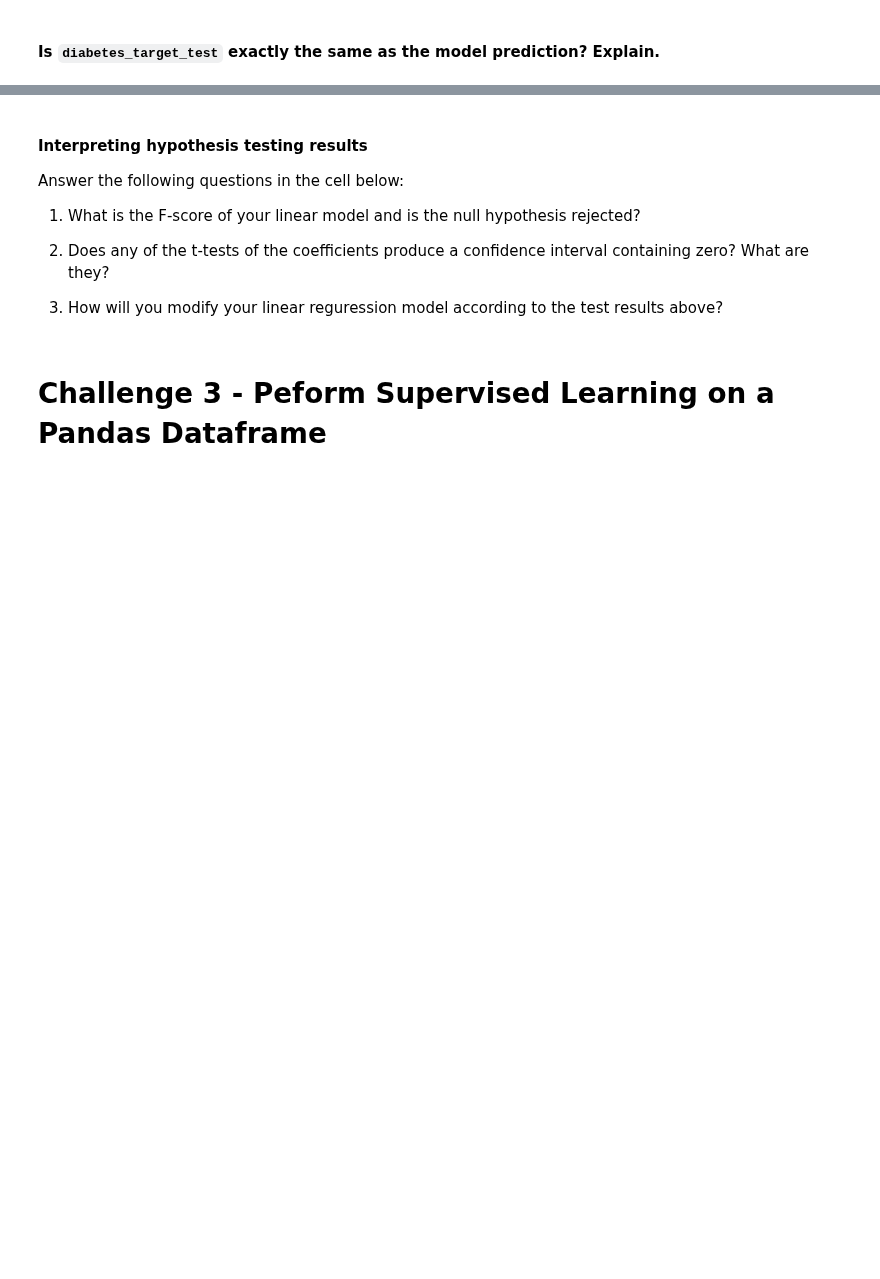
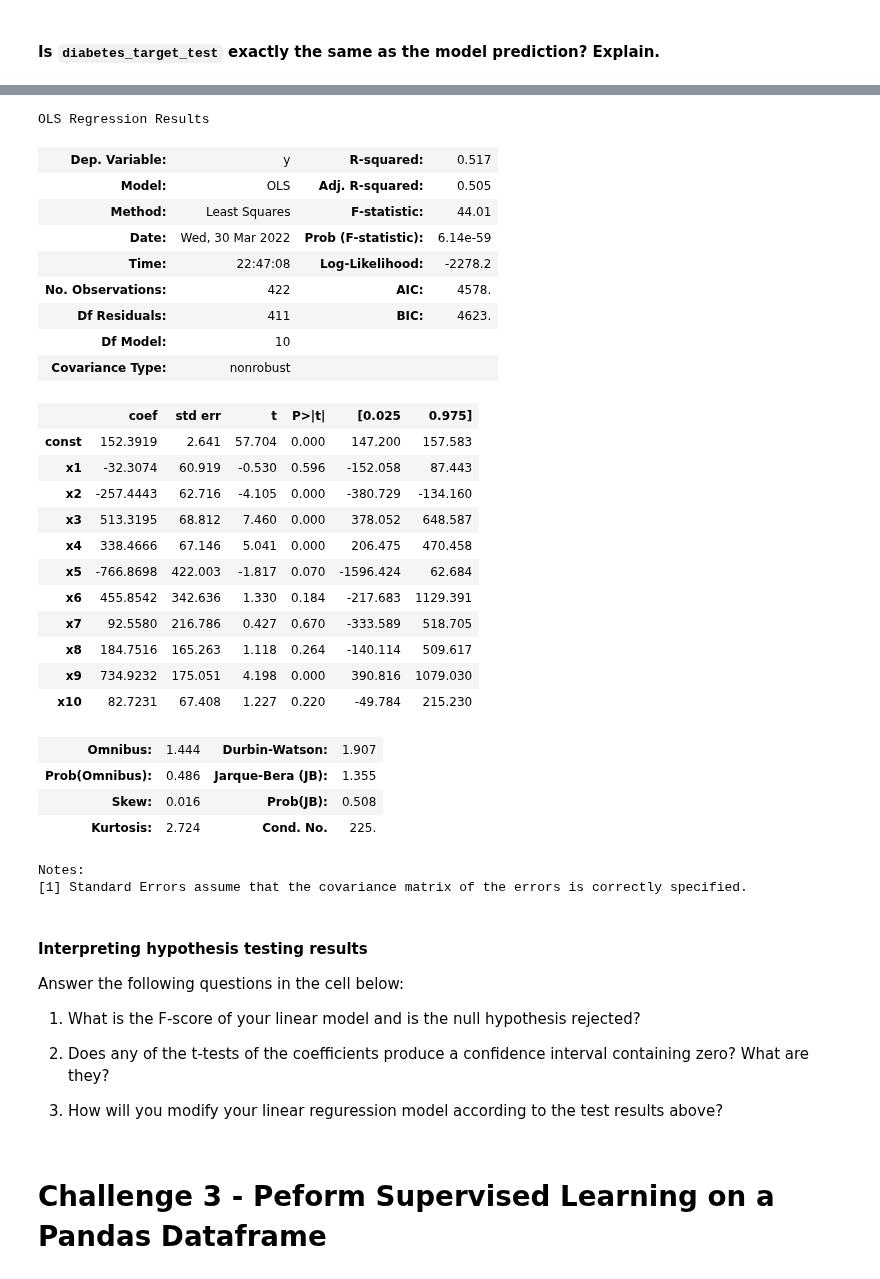
Before and after one commit to ta-data-lis/lab-supervised-learning-sklearn, a Jupyter notebook: your-code/main.ipynb, the cells around one changed output, grey strips where cells are left out. Drawn from its saved outputs; the diff is of its cells as text; code cells hidden in the pictures; blank space fills up the shorter version.

Commit message:
Lab Supervised Learning Sklearn - Beatriz Ramalho

```diff
--- a/your-code/main.ipynb
+++ b/your-code/main.ipynb
@@ -43,0 +76,6 @@ Scikit-learn typically takes in 2D numpy arrays as input (though pandas datafram
+# %%
+data = diabetes['data']
+target = diabetes['target']
+
+print(data.shape)
+print(target.shape)
@@ -72,3 +111,5 @@ Also take a look at the `sklearn.linear_model.LinearRegression` [documentation](
+# %%
+diabetes_model = LinearRegression()
 # %% [markdown]
 #### Next, let's split the training and test data.
 
@@ -78,2 +117,6 @@ Define `diabetes_data_train`, `diabetes_target_train`, `diabetes_data_test`, and
+# %%
+from sklearn.model_selection import train_test_split
+
+diabetes_data_train, diabetes_data_test, diabetes_target_train, diabetes_target_test = train_test_split(data, target, random_state=0, test_size = 20)
 # %% [markdown]
 Fit the training data and target to `diabetes_model`. Print the *intercept* and *coefficients* of the model.
@@ -81,0 +123,6 @@ Fit the training data and target to `diabetes_model`. Print the *intercept* and
+# %%
+diabetes_model.fit(diabetes_data_train, diabetes_target_train)
+
+# intercept and coefficients:
+display(diabetes_model.intercept_)
+display(diabetes_model.coef_)
@@ -130,3 +196,38 @@ Your output should look like:
+# %%
+import statsmodels.api
+
+model = statsmodels.api.OLS(diabetes_target_train, statsmodels.api.add_constant(diabetes_data_train))
+results = model.fit()
+results.summary()
+# %% [output]
+OLS Regression Results
+| Dep. Variable: | y | R-squared: | 0.517 |
+| Model: | OLS | Adj. R-squared: | 0.505 |
+| Method: | Least Squares | F-statistic: | 44.01 |
+| Date: | Wed, 30 Mar 2022 | Prob (F-statistic): | 6.14e-59 |
+| Time: | 22:47:08 | Log-Likelihood: | -2278.2 |
+| No. Observations: | 422 | AIC: | 4578. |
+| Df Residuals: | 411 | BIC: | 4623. |
+| Df Model: | 10 |  |  |
+| Covariance Type: | nonrobust |  |  |
+|  | coef | std err | t | P>|t| | [0.025 | 0.975] |
+| const | 152.3919 | 2.641 | 57.704 | 0.000 | 147.200 | 157.583 |
+| x1 | -32.3074 | 60.919 | -0.530 | 0.596 | -152.058 | 87.443 |
+| x2 | -257.4443 | 62.716 | -4.105 | 0.000 | -380.729 | -134.160 |
+| x3 | 513.3195 | 68.812 | 7.460 | 0.000 | 378.052 | 648.587 |
+| x4 | 338.4666 | 67.146 | 5.041 | 0.000 | 206.475 | 470.458 |
+| x5 | -766.8698 | 422.003 | -1.817 | 0.070 | -1596.424 | 62.684 |
+| x6 | 455.8542 | 342.636 | 1.330 | 0.184 | -217.683 | 1129.391 |
+| x7 | 92.5580 | 216.786 | 0.427 | 0.670 | -333.589 | 518.705 |
+| x8 | 184.7516 | 165.263 | 1.118 | 0.264 | -140.114 | 509.617 |
+| x9 | 734.9232 | 175.051 | 4.198 | 0.000 | 390.816 | 1079.030 |
+| x10 | 82.7231 | 67.408 | 1.227 | 0.220 | -49.784 | 215.230 |
+| Omnibus: | 1.444 | Durbin-Watson: | 1.907 |
+| Prob(Omnibus): | 0.486 | Jarque-Bera (JB): | 1.355 |
+| Skew: | 0.016 | Prob(JB): | 0.508 |
+| Kurtosis: | 2.724 | Cond. No. | 225. |
+Notes:
+[1] Standard Errors assume that the covariance matrix of the errors is correctly specified.
 # %% [markdown]
 #### Interpreting hypothesis testing results
 
```
Also changed, not shown: parts of 57 cells of this notebook.
